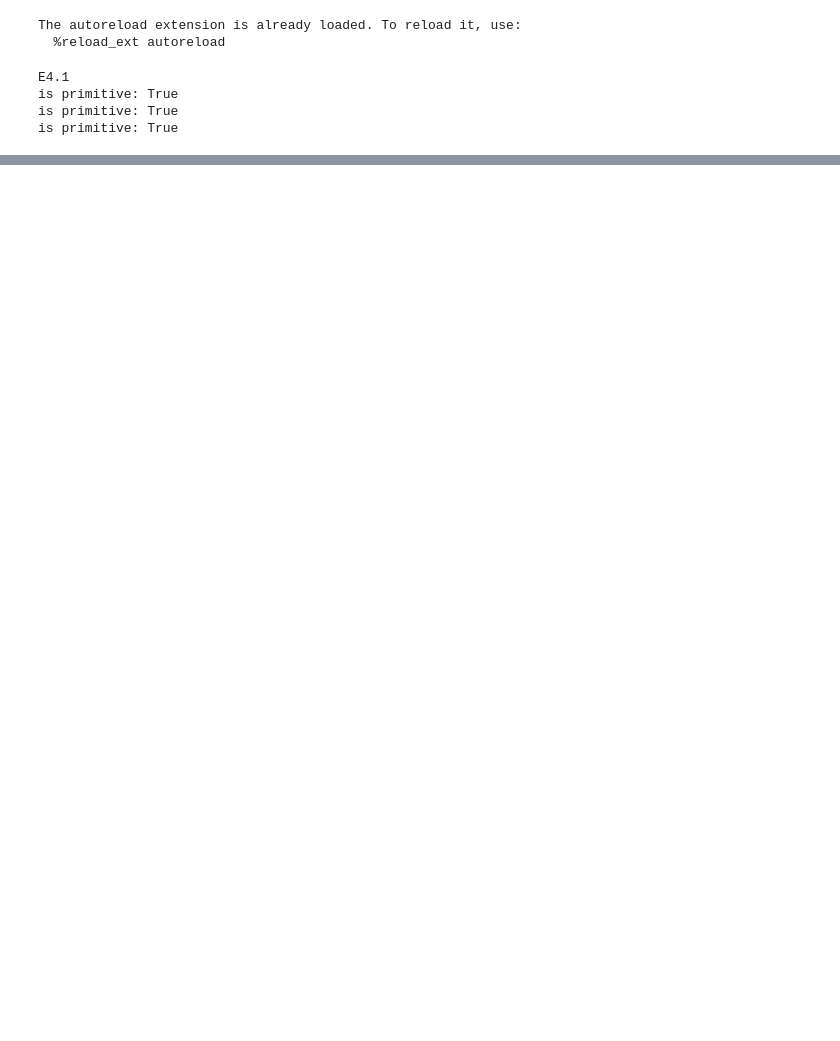
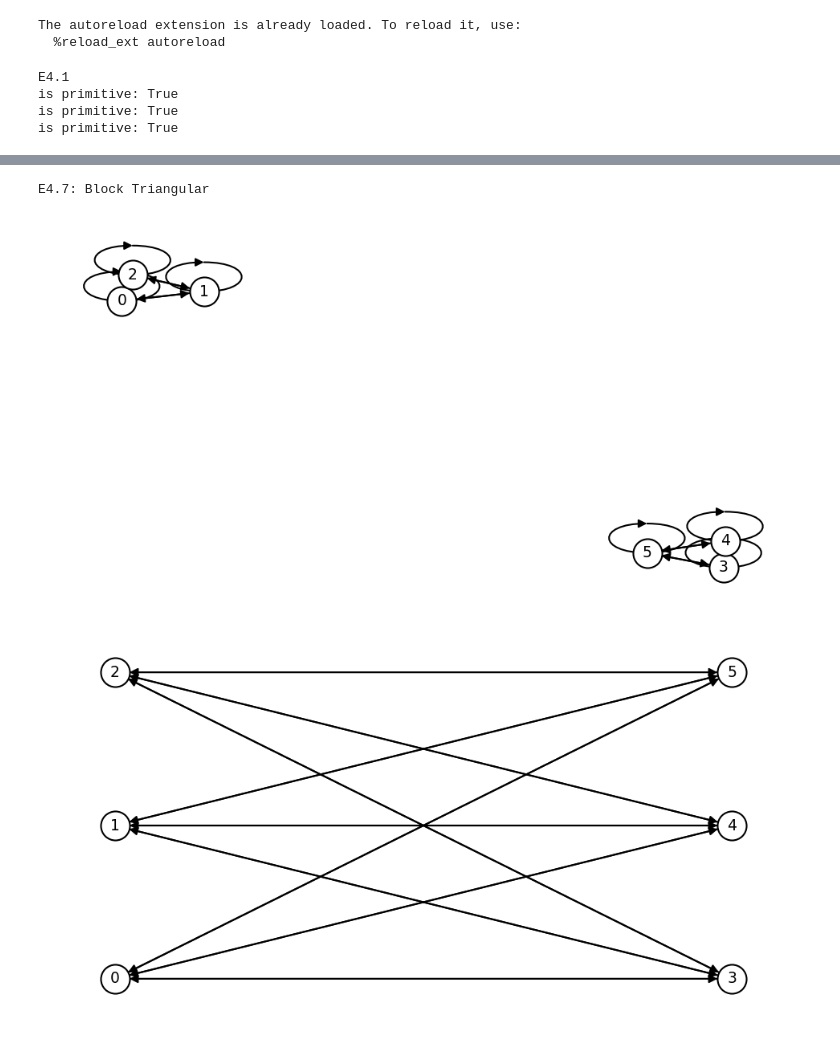
Before and after one commit to jakobgotberg/antagonism_in_hypernetworks, a Jupyter notebook: networkx_exp.ipynb, the cells around one changed output, grey strips where cells are left out. Cells and saved outputs as stored; diff of their text form; code cells hidden in the pictures; blank space fills up the shorter version.

```diff
--- a/networkx_exp.ipynb
+++ b/networkx_exp.ipynb
@@ -115,0 +177,60 @@ The eigenvalues have a strange pattern that I do not understand
+# %%
+print("E4.7: Block Triangular")
+figsize=(8,4)
+def check_row_eq(A,B,n):
+    I_n = np.eye(n)
+    for _P in it.permutations(I_n.tolist()):
+        P = np.array(_P)
+        if (P @ A).all() == B.all():
+            return P
+    return zero_matrix(n)
+def permute(A, B):
+    def check(A, B):
+        a_n, a_m = A.shape
+        b_n, b_m = B.shape
+        assert a_n == a_m == b_n == b_m
+        return a_n
+    n = check(A,B)
+    return check_row_eq(A,B,n)
+
+def homomorphism(A, k):
+    n,_ = A.shape
+    I_n = np.eye(n)
+    for i, _P in enumerate(it.permutations(I_n.tolist())):
+        if i >= k:
+            P = np.array(_P)
+            return P @ A @ P.T
+
+
+    zero_matrix(n) # return zero matrix if not row eqivalent
+A = np.array([
+                [1,1,1,0,0,0],
+                [1,1,1,0,0,0],
+                [1,1,1,0,0,0],
+                [0,0,0,1,1,1],
+                [0,0,0,1,1,1],
+                [0,0,0,1,1,1],
+                ])
+B = np.array([
+                [0,0,0,1,1,1],
+                [0,0,0,1,1,1],
+                [0,0,0,1,1,1],
+                [1,1,1,0,0,0],
+                [1,1,1,0,0,0],
+                [1,1,1,0,0,0],
+                ])
+
+D = mu.get_random(6)
+draw_it(A, figsize=figsize)
+draw_it(cp(B),figsize=figsize, bipart=True)
+C = permute(cp(A),cp(B))
+if C.any():
+    draw_it(cp(C) @ cp(A), figsize=figsize)
+
+
+#C = homomorphism(D,4)
+#draw_it(C)
+# %% [output]
+E4.7: Block Triangular
+[figure, added]
+[figure, added]
```
Also changed, not shown: parts of 10 cells of this notebook, 2 other files.
